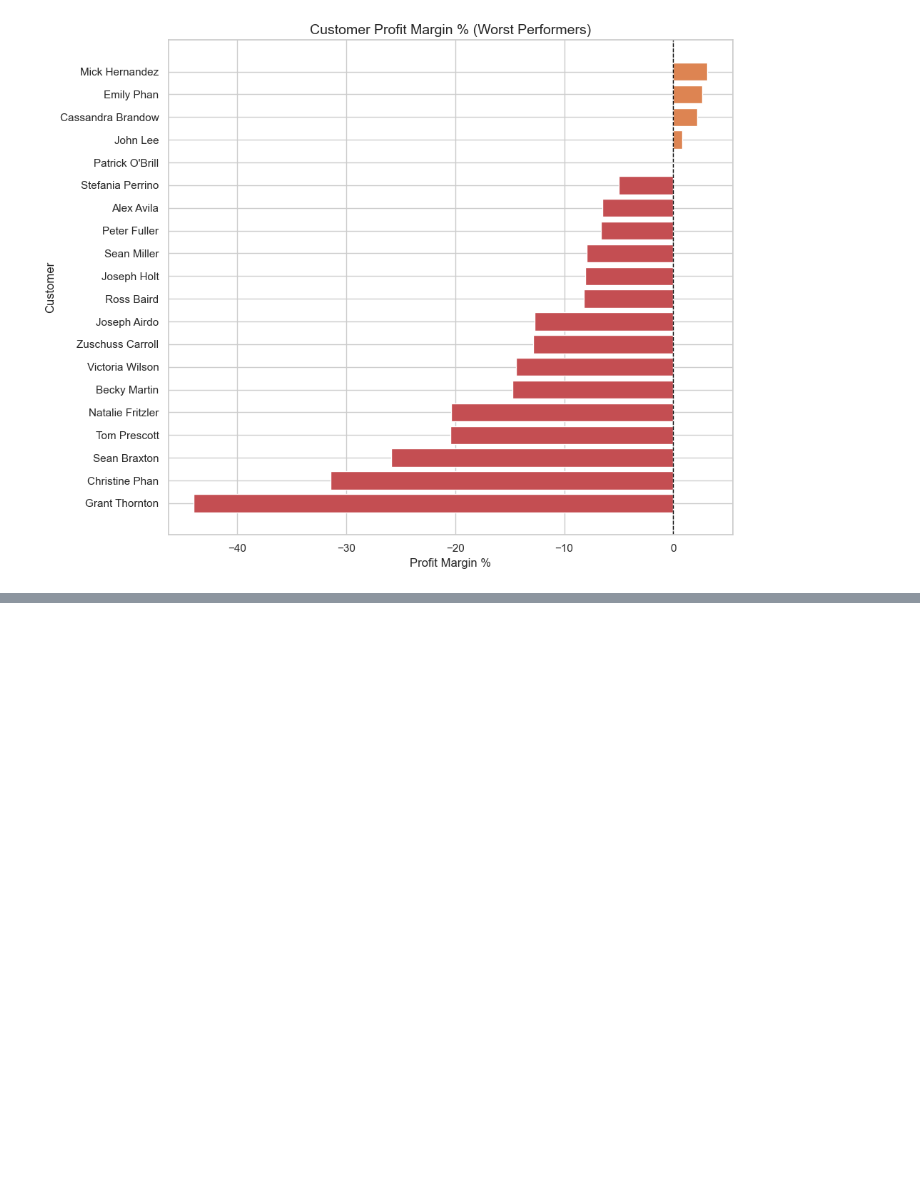
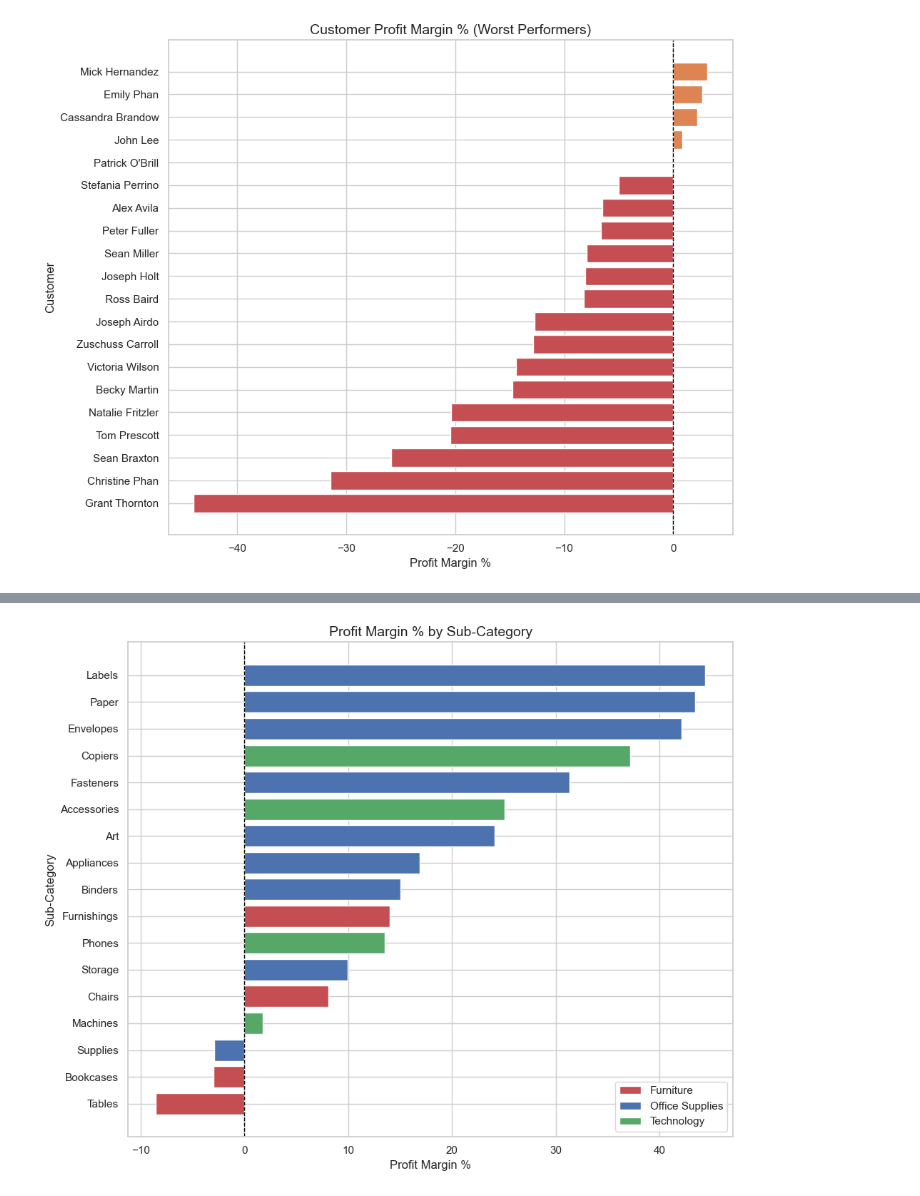
Before and after one commit to enocheffah97/data-science-portfolio, a Jupyter notebook: project-2-customer-sql/analysis.ipynb, the cells around one changed output, grey strips where cells are left out. Saved outputs shown, nothing was run; the diff lists cells and outputs as text; code cells hidden in the pictures; blank space fills up the shorter version.

Commit message:
Project 2: added Python visualizations connected to MySQL

```diff
--- a/project-2-customer-sql/analysis.ipynb
+++ b/project-2-customer-sql/analysis.ipynb
@@ -126,0 +139,15 @@ plt.show()
+# %%
+query2 = """
+    SELECT
+        category,
+        sub_category,
+        ROUND(SUM(sales), 2) AS total_sales,
+        ROUND(SUM(profit), 2) AS total_profit,
+        ROUND((SUM(profit) / SUM(sales)) * 100, 2) AS profit_margin
+    FROM orders
+    GROUP BY category, sub_category
+    ORDER BY profit_margin ASC
+"""
+
+df_categories = pd.read_sql(query2, conn)
+df_categories
@@ -126,0 +196,35 @@ plt.show()
+# %%
+category_colors = {
+    "Furniture": "#C44E52",
+    "Office Supplies": "#4C72B0",
+    "Technology": "#55A868"
+}
+
+colors = [category_colors[cat] for cat in df_categories["category"]] # For each iteration of the category column, look through category_colors and return the match.
+
+sns.set_theme(style="whitegrid")
+fig, ax = plt.subplots(figsize=(10, 8))
+
+bars = ax.barh(df_categories["sub_category"],
+               df_categories["profit_margin"],
+               color = colors)
+
+ax.axvline(x=0, color="black", linestyle="--", linewidth=1)
+ax.set_title("Profit Margin % by Sub-Category", fontsize=14 )
+ax.set_xlabel("Profit Margin %")
+ax.set_ylabel("Sub-Category")
+
+# Legend for categories
+from matplotlib.patches import Patch
+legend_elements = [
+    Patch(facecolor="#C44E52", label="Furniture"),
+    Patch(facecolor="#4C72B0", label="Office Supplies"),
+    Patch(facecolor="#55A868", label="Technology")
+]
+ax.legend(handles=legend_elements, loc="lower right")
+
+
+plt.tight_layout()
+plt.show()
+# %% [output]
+[figure, added]
```
Also changed, not shown: parts of 5 cells of this notebook.
